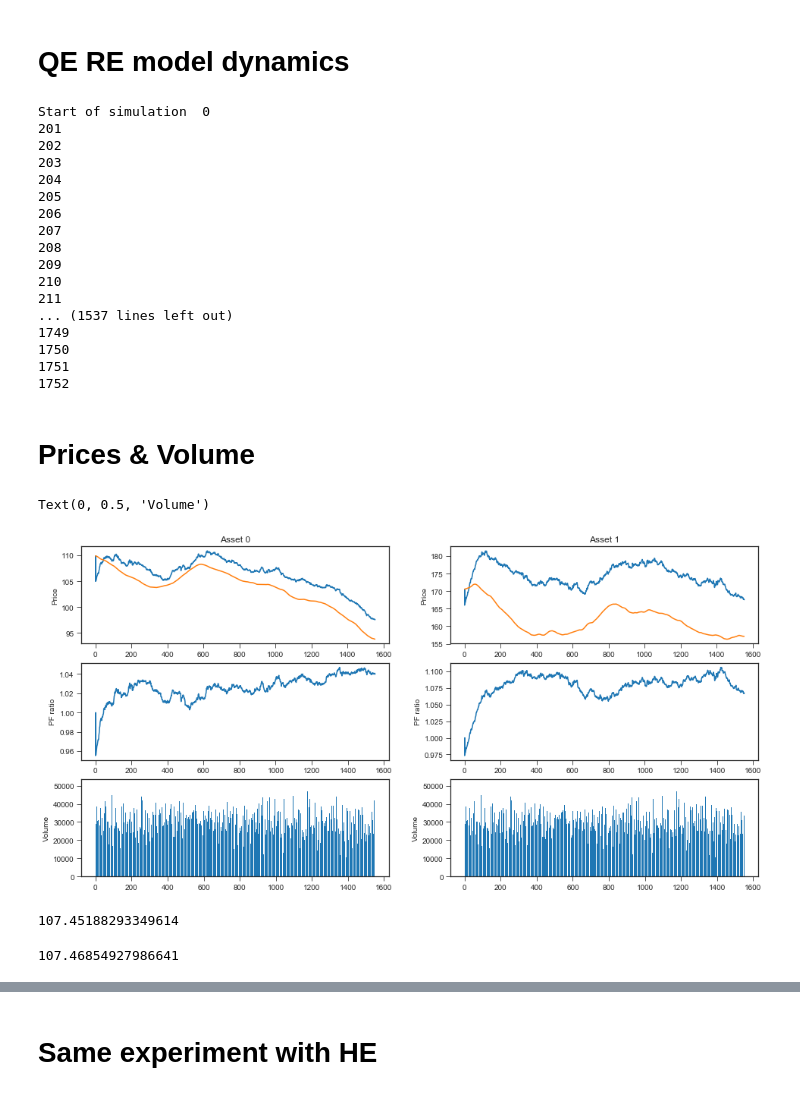
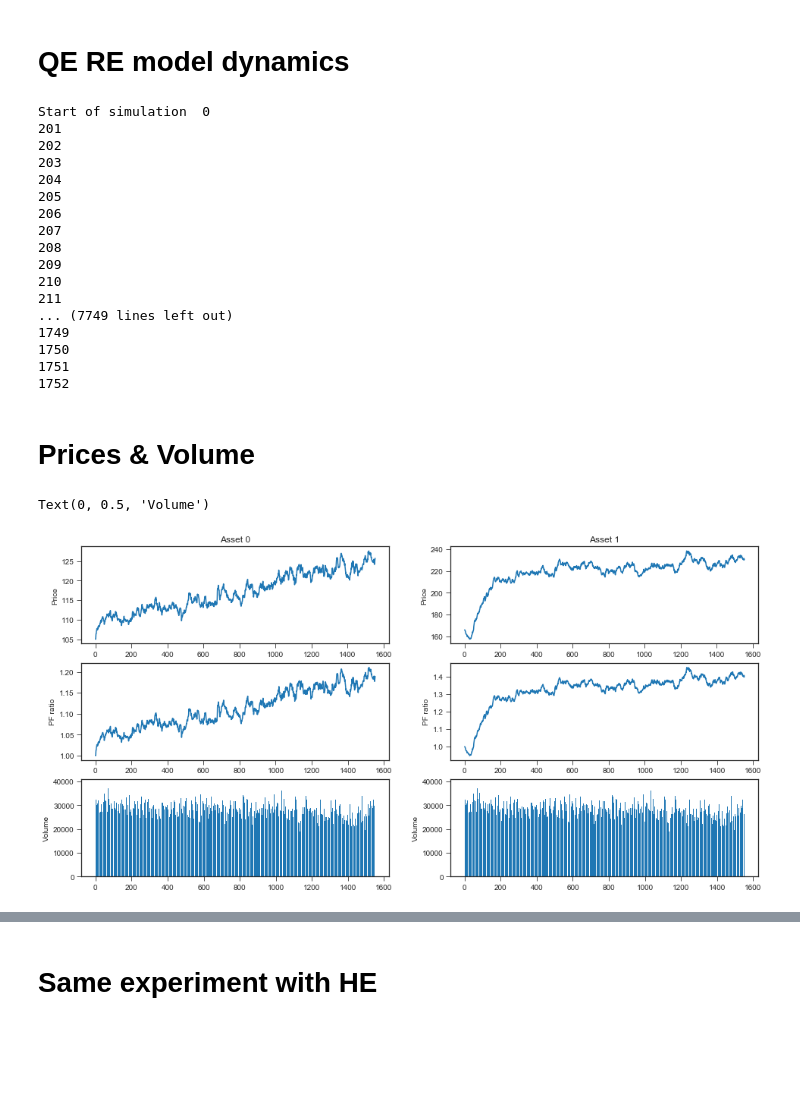
Before and after one commit to joerischasfoort/qe-inequality, a Jupyter notebook: non-qe dynamics.ipynb, the cells around one changed output, grey strips where cells are left out. Saved outputs shown, nothing was run; the diff lists cells and outputs as text; code cells hidden in the pictures; blank space fills up the shorter version.

Commit message:
Revert "add_cash_flow_dynamics"
This reverts commit 40818abf3b10f722d8b2e89744c18261602708b1.

```diff
--- a/non-qe dynamics.ipynb
+++ b/non-qe dynamics.ipynb
@@ -25,21 +24,21 @@ def confidence_interval(data, av):
 # %% [markdown]
 # QE RE model dynamics
 # %%
-NRUNS = 1
+NRUNS = 5
 burn_in_period = 0
 # %%
 params = {"fundamental_values": [105, 166], "asset_types": ['stock', 'stock'],
               "trader_sample_size": 22, "n_traders": 500,
-              "ticks": 1552, "std_fundamentals": [0.002, 0.0053],
-              "std_noise": 0.02, "w_random": 0.056,
+              "ticks": 1552, "std_fundamentals": [0.02, 0.053],
+              "std_noise": 0.159, "w_random": 0.056,
               "strat_share_chartists": 0.0,
-              "init_assets": [1662, 571], "base_risk_aversion": 4.051,
+              "init_assets": [1662, 571], "base_risk_aversion": 6.051,
               'spread_max': 0.004, "horizon": 200,
-              "fundamentalist_horizon_multiplier": 2.2,
+              "fundamentalist_horizon_multiplier": 2.22,
               "trades_per_tick": 3, "mutation_intensity": 0.0,
-              "average_learning_ability": 0.0, 'money_multiplier': 1.0, 'discount_rates': [0.0096, 0.01],
+              "average_learning_ability": 0.0, 'money_multiplier': 1.0,
               "bond_mean_reversion": 0.0,
-              "qe_perc_size": 0.0, "qe_start": 200, "qe_end": 1462, "qe_asset_index": 0}
+              "qe_perc_size": 0.16, "qe_start": 200, "qe_end": 1462, "qe_asset_index": 0}
 # %%
 trdrs = []
 orbs = []
@@ -64,7 +63,7 @@ Start of simulation  0
 209
 210
 211
-... (1537 lines left out)
+... (7749 lines left out)
 1749
 1750
 1751
@@ -88,38 +87,28 @@ for idx, a in enumerate(params['asset_types']):
 # %%
 fig, ((ax1, ax2), (ax3, ax4), (ax5, ax6)) = plt.subplots(3, 2, figsize=(16,8))
 
 # prices
 ax1.set_title('Asset 0')
 ax1.plot(asset_prices[0].index, asset_prices[0].mean(axis=1))
-ax1.plot(asset_fundamentals[0].index, asset_fundamentals[0].mean(axis=1))
-
 ax1.set_ylabel('Price')
 
 ax2.set_title('Asset 1')
 ax2.plot(asset_prices[1].index, asset_prices[1].mean(axis=1))
-ax2.plot(asset_fundamentals[1].index, asset_fundamentals[1].mean(axis=1))
 ax2.set_ylabel('Price')
 
 # pd ratio's
 ax3.plot(asset_prices[0].index, asset_prices[0].mean(axis=1) / asset_fundamentals[0].mean(axis=1))
 ax3.set_ylabel('PF ratio')
 
 ax4.plot(asset_prices[1].index, asset_prices[1].mean(axis=1) / asset_fundamentals[1].mean(axis=1))
 ax4.set_ylabel('PF ratio')
 
 # volumes
 ax5.bar(asset_volumes[0].index, asset_volumes[0].mean(axis=1))
 ax5.set_ylabel('Volume')
 
 ax6.bar(asset_volumes[1].index, asset_volumes[0].mean(axis=1))
 ax6.set_ylabel('Volume')
 # %% [output]
 Text(0, 0.5, 'Volume')
-[figure, old version]
+[figure, new version]
-# %%
- # for one asset find price at some point:
-reference_point = 1000
-av_p = asset_prices[0].mean(axis=1).iloc[reference_point]
-av_p
-# %% [output]
-107.45188293349614
@@ -131,5 +114,0 @@ av_p
-# %%
-non_adj_f = npv(orbs[0][0].cash_flows[reference_point-1:reference_point-1 + params['ticks']], 0.00927)
-non_adj_f
-# %% [output]
-107.46854927986641
```
Also changed, not shown: parts of 6 cells of this notebook, 3 other files.
